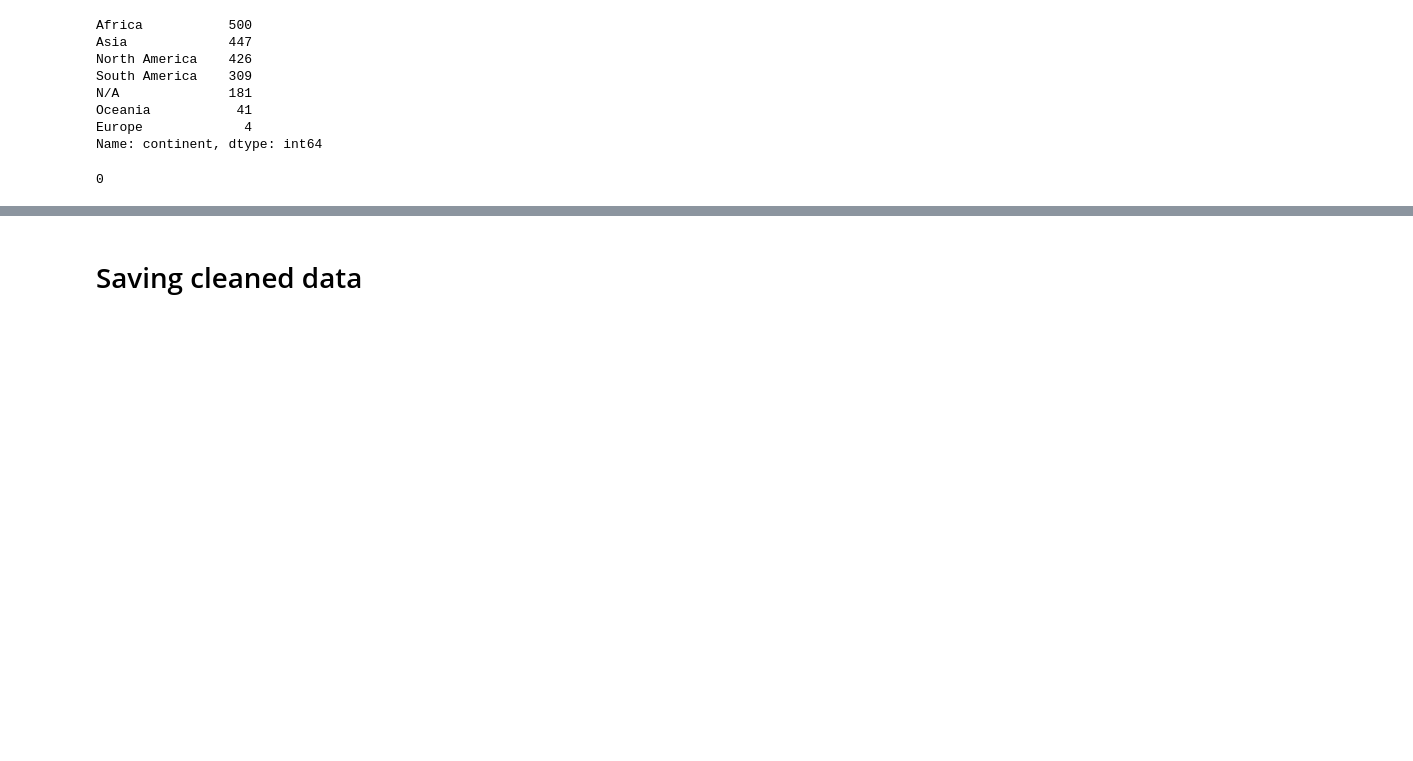
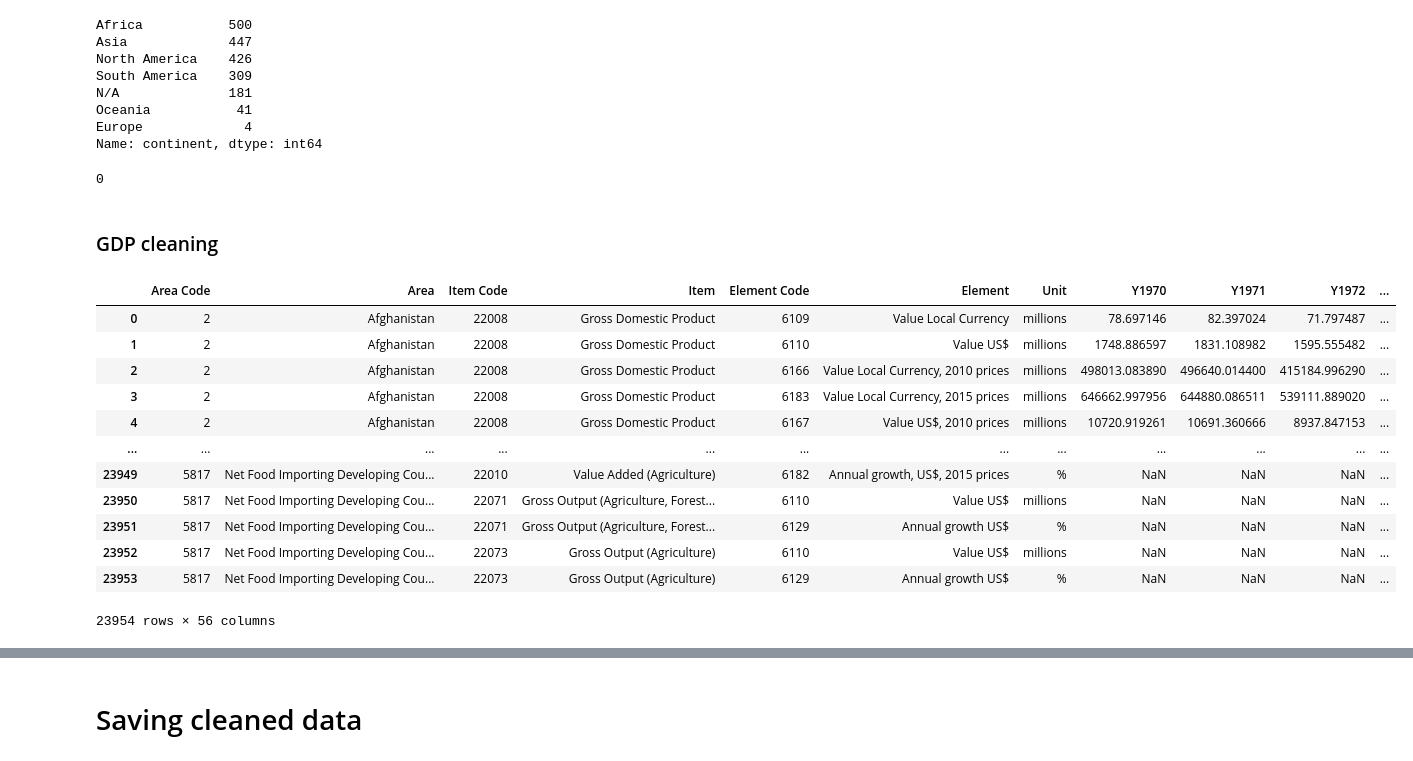
Before and after one commit to sidharrth2002/crops-and-caffeine, a Jupyter notebook: DataPreprocessing.ipynb, the cells around one changed output, grey strips where cells are left out. Saved outputs shown, nothing was run; the diff lists cells and outputs as text; code cells hidden in the pictures; blank space fills up the shorter version.

Commit message:
Cleaned gdp data

```diff
--- a/DataPreprocessing.ipynb
+++ b/DataPreprocessing.ipynb
@@ -41,6 +41,7 @@ producer_prices = pd.read_csv('prices/Prices_E_All_Data_NOFLAG.csv', encoding =
 caffeine_prices_raw = pd.read_csv('prices/caffeine-crop-prices.csv')
 rainfall = pd.read_csv('climate/countries-rainfall-climate.csv')
 temperatures = pd.read_csv('climate/countries-temperature-climate.csv')
+macrostats = pd.read_csv('macrostats/Macro-Statistics_Key_Indicators_E_All_Data_NOFLAG.csv', encoding = "ISO-8859-1")
 
 # include grouping data
 country_groups = pd.read_csv('datagroups/country_groups.csv')
@@ -507,3 +508,21 @@ Name: continent, dtype: int64
 caffeine_prices_clean.continent.isnull().sum()
 # %% [output]
 0
+# %% [markdown]
+### GDP cleaning
+# %%
+macrostats
+# %% [output]
+|  | Area Code | Area | Item Code | Item | Element Code | Element | Unit | Y1970 | Y1971 | Y1972 | ... |
+| 0 | 2 | Afghanistan | 22008 | Gross Domestic Product | 6109 | Value Local Currency | millions | 78.697146 | 82.397024 | 71.797487 | ... |
+| 1 | 2 | Afghanistan | 22008 | Gross Domestic Product | 6110 | Value US$ | millions | 1748.886597 | 1831.108982 | 1595.555482 | ... |
+| 2 | 2 | Afghanistan | 22008 | Gross Domestic Product | 6166 | Value Local Currency, 2010 prices | millions | 498013.083890 | 496640.014400 | 415184.996290 | ... |
+| 3 | 2 | Afghanistan | 22008 | Gross Domestic Product | 6183 | Value Local Currency, 2015 prices | millions | 646662.997956 | 644880.086511 | 539111.889020 | ... |
+| 4 | 2 | Afghanistan | 22008 | Gross Domestic Product | 6167 | Value US$, 2010 prices | millions | 10720.919261 | 10691.360666 | 8937.847153 | ... |
+| ... | ... | ... | ... | ... | ... | ... | ... | ... | ... | ... | ... |
+| 23949 | 5817 | Net Food Importing Developing Cou... | 22010 | Value Added (Agriculture) | 6182 | Annual growth, US$, 2015 prices | % | NaN | NaN | NaN | ... |
+| 23950 | 5817 | Net Food Importing Developing Cou... | 22071 | Gross Output (Agriculture, Forest... | 6110 | Value US$ | millions | NaN | NaN | NaN | ... |
+| 23951 | 5817 | Net Food Importing Developing Cou... | 22071 | Gross Output (Agriculture, Forest... | 6129 | Annual growth US$ | % | NaN | NaN | NaN | ... |
+| 23952 | 5817 | Net Food Importing Developing Cou... | 22073 | Gross Output (Agriculture) | 6110 | Value US$ | millions | NaN | NaN | NaN | ... |
+| 23953 | 5817 | Net Food Importing Developing Cou... | 22073 | Gross Output (Agriculture) | 6129 | Annual growth US$ | % | NaN | NaN | NaN | ... |
+23954 rows × 56 columns
```
Also changed, not shown: parts of 10 cells of this notebook, 2 other files.
